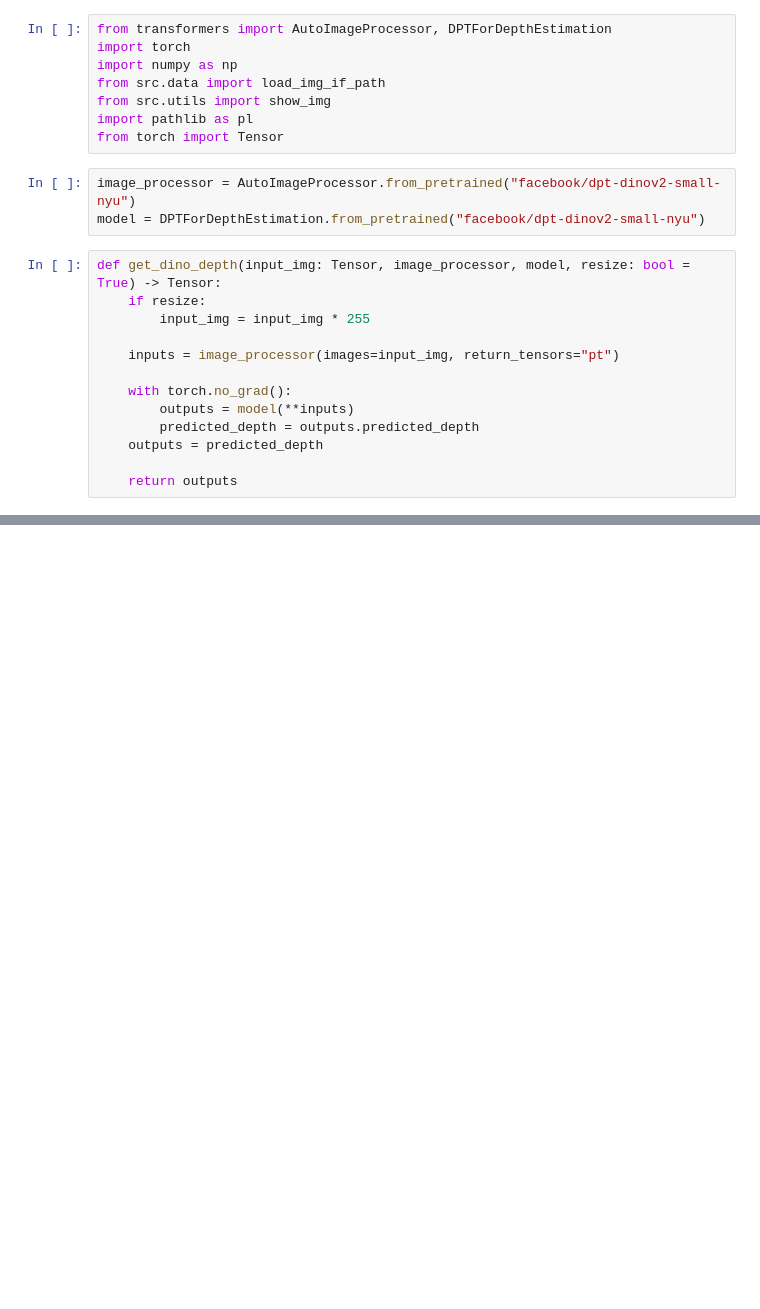
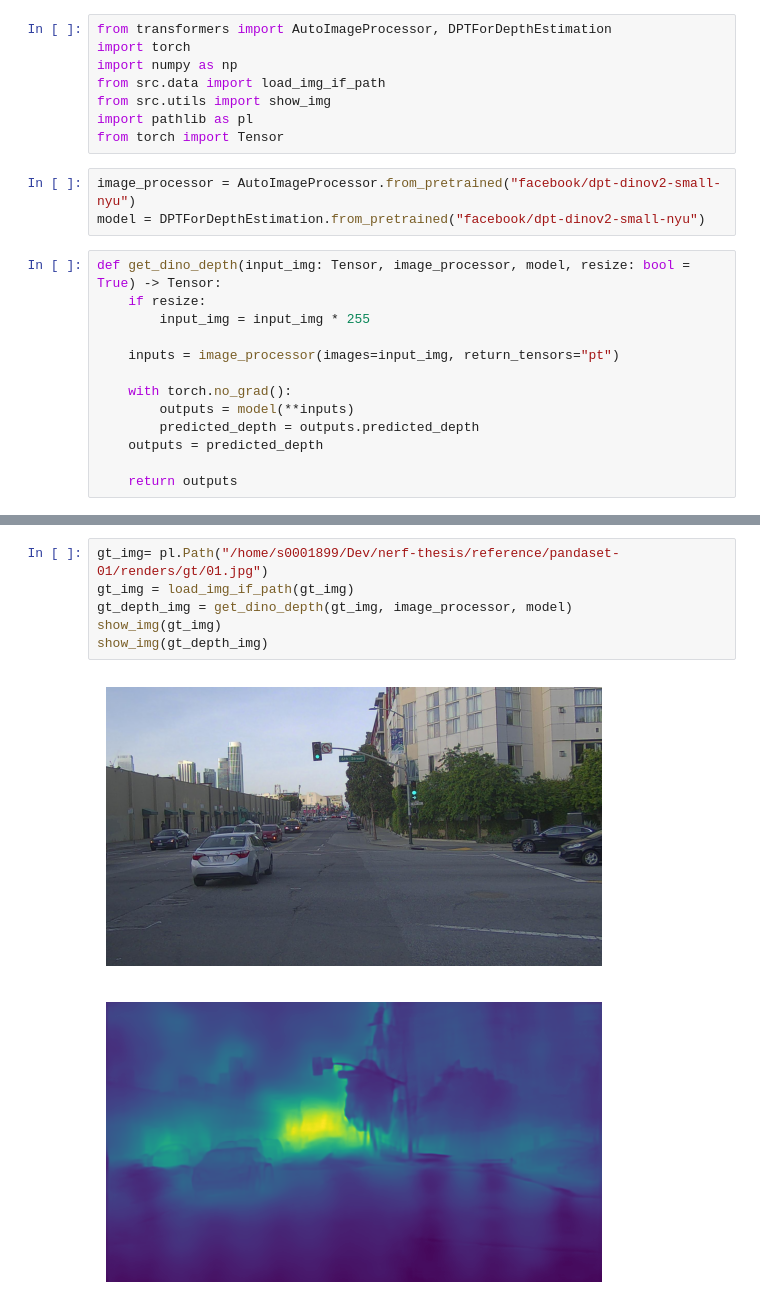
Before and after one commit to gasparyanartur/imaginedriving, a Jupyter notebook: notebooks/dinov2-example.ipynb, the cells around one changed output, grey strips where cells are left out. Saved outputs shown, nothing was run; the diff lists cells and outputs as text; blank space fills up the shorter version.

```diff
--- a/notebooks/dinov2-example.ipynb
+++ b/notebooks/dinov2-example.ipynb
@@ -39,3 +37,12 @@ show_img(depth_img)
 # %% [output]
 [figure]
 [figure]
+# %%
+gt_img= pl.Path("/home/s0001899/Dev/nerf-thesis/reference/pandaset-01/renders/gt/01.jpg")
+gt_img = load_img_if_path(gt_img)
+gt_depth_img = get_dino_depth(gt_img, image_processor, model)
+show_img(gt_img)
+show_img(gt_depth_img)
+# %% [output]
+[figure, added]
+[figure, added]
```
Also changed, not shown: parts of 2 cells of this notebook.
